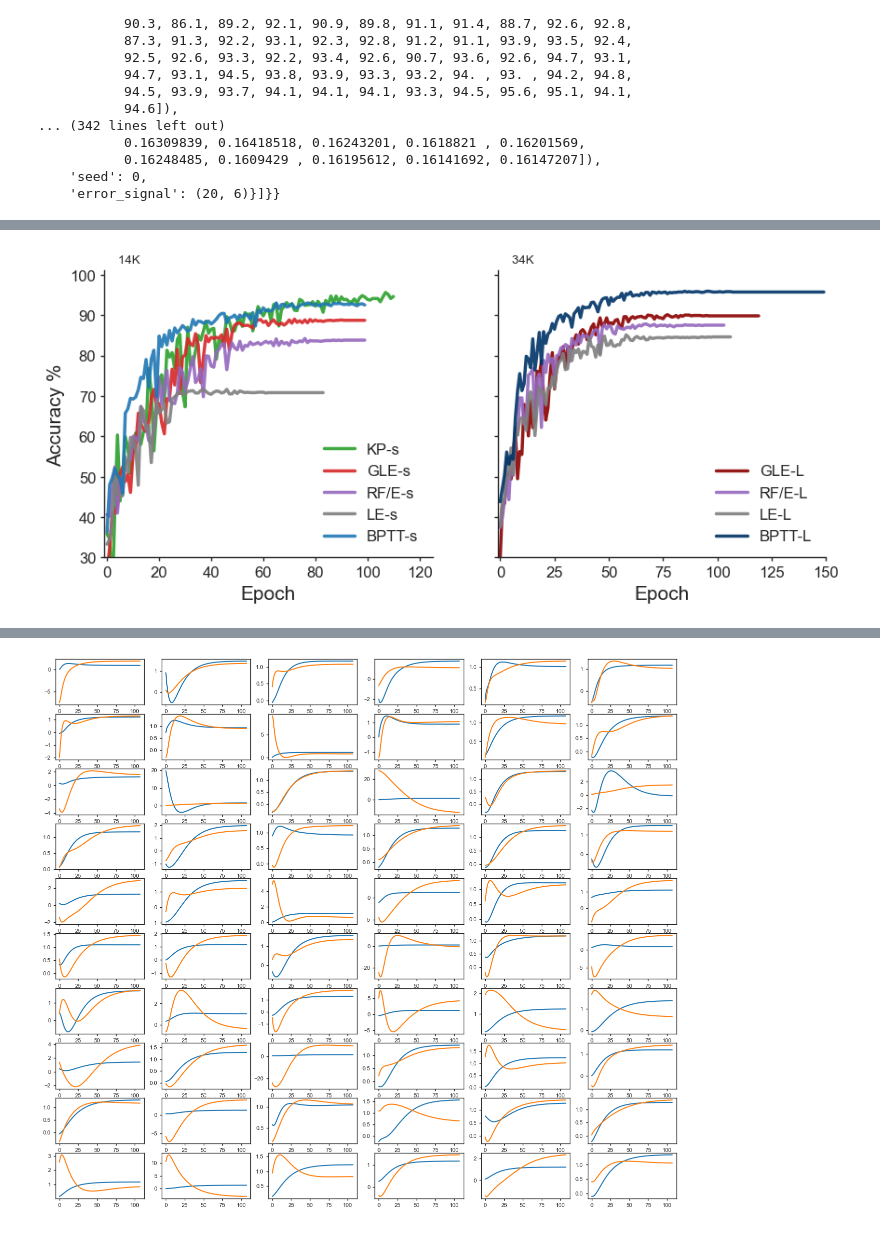
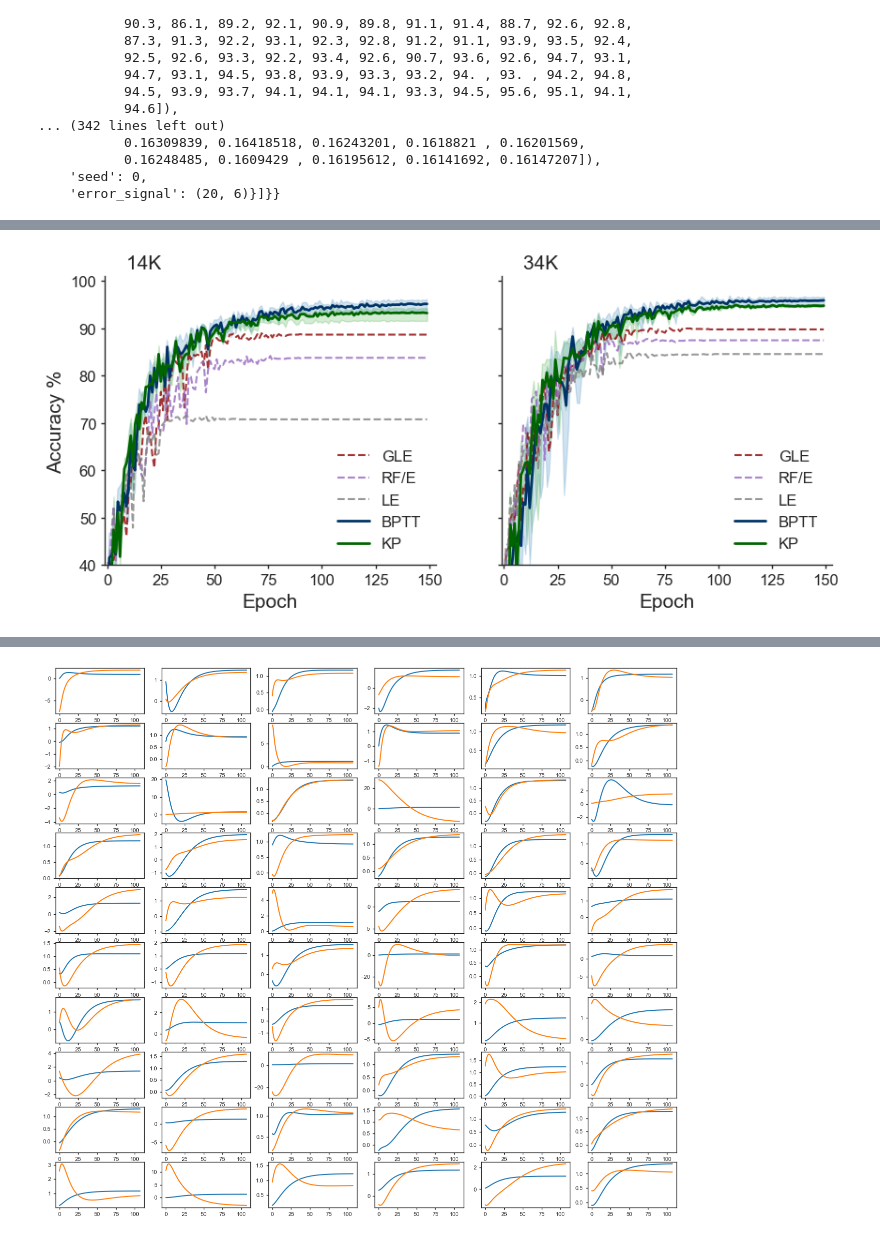
Before and after one commit to Baskin-LIU/Kernel-Propagation, a Jupyter notebook: Experiments/MNIST1D.ipynb, the cells around one changed output, grey strips where cells are left out. Drawn from its saved outputs; the diff is of its cells as text; code cells hidden in the pictures.

```diff
--- a/Experiments/MNIST1D.ipynb
+++ b/Experiments/MNIST1D.ipynb
@@ -74,7 +75,8 @@ max_error_start = n_steps - error_window -1
 min_error_start = n_steps - answer_steps
 
 Skip = False
-small_model = True
+small_model = False
+GLE_like = True
 
 general_config["device"] = "cuda" if torch.cuda.is_available() else "cpu"
 device = general_config["device"]
@@ -107,4 +109,16 @@ if error_steps != -1:
     answer_steps = 180
     model_config['Tau4'] = [80, 120]
     model_config['rho_scale'] = 0.25
+
+if GLE_like: #small skip connection for notebook demonstration
+    model_config["LP_size"] = [54, 54, 54, 54, 54, 54]
+    model_config["num_LP_layers"] = 6
+    model_config["num_Ins_layers"] = 0
+    #model_config['Tau0'] = [1, 8.0]
+    model_config['Tau1'] = [2.2, 3.2, 5.2]
+    model_config['Tau2'] = [2.1, 3.1, 5.1]
+    model_config['Tau3'] = [2., 3., 5.]
+    model_config['Tau4'] = [1.9, 2.9, 4.9]
+    model_config['Tau5'] = [1.8, 2.8, 4.8]
+    model_config['rho_scale'] = 1.
 # %% [output]
@@ -279,50 +324,69 @@ All_record
 # %%
-plot_config = {'Large': {'KP':[darkgreen, 'KP-L'],
-                         'BPTT': [darkblue, 'BPTT-L'],
-                         'GLE': [darkred, 'GLE-L'],
-                         'RF/E': [purple, 'RF/E-L'],
-                         'LE': [gray, 'LE-L'],
+plot_config = {'Large': {'KP':[darkgreen, 'KP'],
+                         'BPTT': [darkblue, 'BPTT'],
+                         'GLE': [darkred, 'GLE'],
+                         'RF/E': [purple, 'RF/E'],
+                         'LE': [gray, 'LE'],
                          },
-               'Small': {'KP': [green, 'KP-s'],
-                         'BPTT': [blue, 'BPTT-s'],
-                         'GLE': [red, 'GLE-s'],
-                         'RF/E': [purple, 'RF/E-s'],
-                         'LE': [gray, 'LE-s'],
+               'Small': {'KP': [green, 'KP'],
+                         'BPTT': [blue, 'BPTT'],
+                         'GLE': [darkred, 'GLE'],
+                         'RF/E': [purple, 'RF/E'],
+                         'LE': [gray, 'LE'],
                          },
-                'Skip': {'KP': [darkgreen, 'KP'],
-                         'BPTT': [darkblue, 'BPTT'],
-                         }
+               'Skip': {'KP': [darkgreen, 'KP'],
+                        'BPTT': [darkblue, 'BPTT'],
+                       }
                }
 
+with open(save_path, 'rb') as handle:
+    All_record = pickle.load(handle)
+
+df = pd.read_csv("../Figures/MNIST1D_KP_BPTT.csv", index_col='Step')
+epochs = np.arange(150)
 ### Large and Small model ###
 fig, axs = plt.subplots(1, 2, figsize=(10, 4), sharey=True)
+
 for i, group in enumerate(['Small', 'Large']):
-  axs[i].spines['top'].set_visible(False)
-  axs[i].spines['right'].set_visible(False)
-  axs[i].tick_params(axis='both', which='major', labelsize=12)
-  for method in All_record[group].keys():
-      record = All_record[group][method]
-      if method=='n_param' or len(record)==0:
-          continue
-      color, label = plot_config[group][method]
-      for re in record:
-          # if group=='Large' and len(re['acc'])<150:
-          #     re['acc'] = np.pad(re['acc'], (0, 150-len(re['acc'])), mode = 'edge')
-          #     re['loss'] = np.pad(re['loss'], (0, 150-len(re['loss'])), mode = 'edge')
-          axs[i].plot(re['acc'], label=label, color=color, linewidth=2.5, alpha=0.9)
+    axs[i].spines['top'].set_visible(False)
+    axs[i].spines['right'].set_visible(False)
+    axs[i].tick_params(axis='both', which='major', labelsize=12)
 
-axs[0].set_ylim(30, 101)
-axs[0].set_xlim(-1, 125)
-axs[1].set_xlim(-1, 150)
+    for method in All_record[group].keys():
+        record = All_record[group][method]
+        if method in ['n_param', 'KP', 'BPTT'] or len(record)==0:
+            continue
+        color, label = plot_config[group][method]
+        for re in record:
+            if len(re['acc'])<150:
+                re['acc'] = np.pad(re['acc'], (0, 150-len(re['acc'])), mode = 'edge')
+                re['loss'] = np.pad(re['loss'], (0, 150-len(re['loss'])), mode = 'edge')
+            axs[i].plot(re['acc'], label=label, color=color, linewidth=1.5, alpha=0.8, linestyle='--')
+
+axs[0].plot(df["Group: small_BPTT - test_acc"], label="BPTT", color=darkblue, linewidth=2)
+axs[0].fill_between(epochs, df["Group: small_BPTT - test_acc__MIN"], df["Group: small_BPTT - test_acc__MAX"], alpha=0.2, color=blue)
+axs[1].plot(df["Group: Large_BPTT - test_acc"], label="BPTT", color=darkblue, linewidth=2)
+axs[1].fill_between(epochs, df["Group: Large_BPTT - test_acc__MIN"], df["Group: Large_BPTT - test_acc__MAX"], alpha=0.2, color=blue)
+
+axs[0].plot(df["Group: Small - test_acc"], label="KP", color=darkgreen, linewidth=2)
+axs[0].fill_between(epochs, df["Group: Small - test_acc__MIN"], df["Group: Small - test_acc__MAX"], alpha=0.2, color=green)
+axs[1].plot(df["Group: Large - test_acc"], label="KP", color=darkgreen, linewidth=2)
+axs[1].fill_between(epochs, df["Group: Large - test_acc__MIN"], df["Group: Large - test_acc__MAX"], alpha=0.2, color=green)
+
+axs[0].set_ylim(40, 101)
+axs[0].set_xlim(-1, 153)
+axs[1].set_xlim(-1, 153)
 axs[0].set_xlabel('Epoch', fontsize = 15)
 axs[1].set_xlabel('Epoch', fontsize = 15)
 axs[0].set_ylabel('Accuracy %', fontsize = 15)
 #axs[1].set_ylabel('Accuracy %', fontsize = 15)
-axs[0].set_title('    14K', loc='left')
-axs[1].set_title('    34K', loc='left')
+axs[0].set_title('    14K', loc='left', fontsize = 15)
+axs[1].set_title('    34K', loc='left', fontsize = 15)
 
 axs[0].legend(loc='lower right', fontsize = 12)
 axs[1].legend(loc='lower right', fontsize = 12)
+
+plt.savefig('../Figures/MNIST1D_S-L.png')
 plt.show()
 # %% [output]
-[figure, old version]
+[figure, new version]
```
Also changed, not shown: parts of 9 cells of this notebook, 13 other files.
